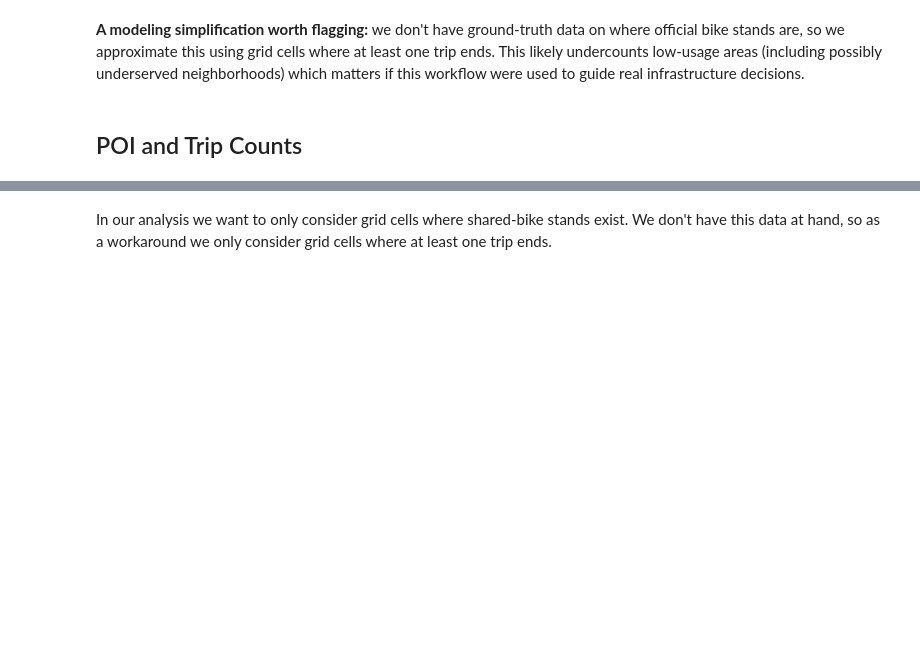
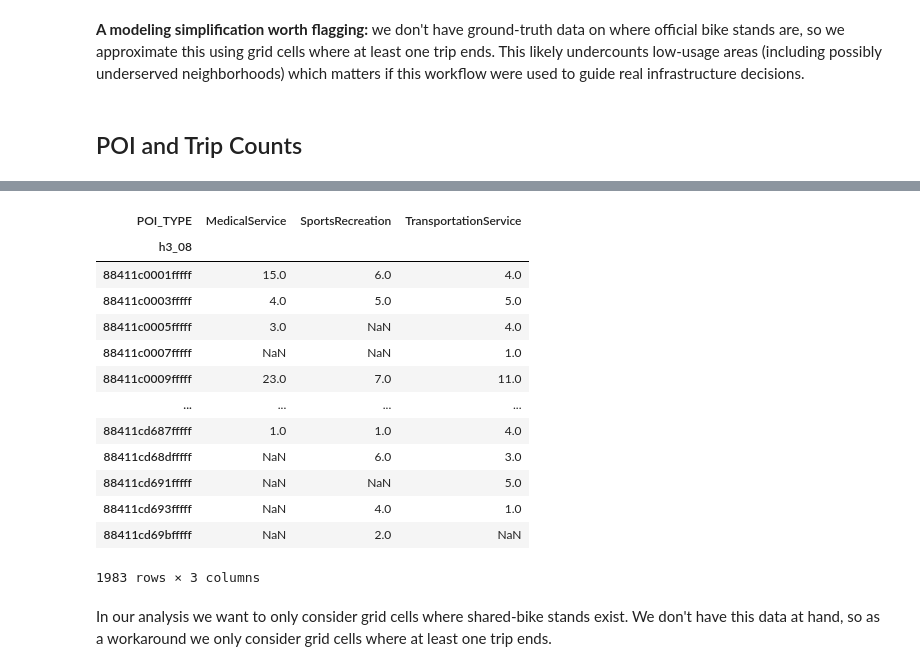
Before and after one commit to steve-salmond/mobility-demand, a Jupyter notebook: Predicting_Mobility_Demand_From_Urban_Features.ipynb, the cells around one changed output, grey strips where cells are left out. Saved outputs shown, nothing was run; the diff lists cells and outputs as text; code cells hidden in the pictures; blank space fills up the shorter version.

```diff
--- a/Predicting_Mobility_Demand_From_Urban_Features.ipynb
+++ b/Predicting_Mobility_Demand_From_Urban_Features.ipynb
@@ -321,7 +430,7 @@ For this tutorial, let's assume that we are interested in medical and transporta
 poi_cat = ['SportsRecreation', 'TransportationService', 'MedicalService']
 # %%
 # Set path to shapefile directory
-poi_dir_path = './data/Shenzhen Bike-Share Data/ShenzhenPOI/ShapeFile'
+poi_dir_path = './data/ShenzhenPOI/ShapeFile'
 
 # Load poi shape files
 shp_files = []
@@ -383,11 +502,31 @@ trips.explore('count')
 # %%
 # Count number of POIs per type in each hexagonal grid cell
-poi_counts = poi_gdf.groupby('POI_TYPE').apply(lambda x: x.h3.geo_to_h3_aggregate(resolution=8, operation='count'))
-poi_counts = poi_counts.rename(columns={'POI_TYPE': 'count'}).reset_index()
+poi_counts = []
+for poi_type, group in poi_gdf.groupby('POI_TYPE'):
+    counts = group.h3.geo_to_h3_aggregate(resolution=8, operation='count')
+    counts = counts.rename(columns={'POI_TYPE': 'count'}).reset_index()
+    counts['POI_TYPE'] = poi_type
+    poi_counts.append(counts)
+poi_counts = pd.concat(poi_counts, ignore_index=True)
 
 # Reshape dataframe so that each POI type count is its own column ("long" to "wide" format)
 poi_counts = poi_counts.pivot(index='h3_08', columns='POI_TYPE', values='count')
 poi_counts
+# %% [output]
+| POI_TYPE | MedicalService | SportsRecreation | TransportationService |
+| h3_08 |  |  |  |
+| 88411c0001fffff | 15.0 | 6.0 | 4.0 |
+| 88411c0003fffff | 4.0 | 5.0 | 5.0 |
+| 88411c0005fffff | 3.0 | NaN | 4.0 |
+| 88411c0007fffff | NaN | NaN | 1.0 |
+| 88411c0009fffff | 23.0 | 7.0 | 11.0 |
+| ... | ... | ... | ... |
+| 88411cd687fffff | 1.0 | 1.0 | 4.0 |
+| 88411cd68dfffff | NaN | 6.0 | 3.0 |
+| 88411cd691fffff | NaN | NaN | 5.0 |
+| 88411cd693fffff | NaN | 4.0 | 1.0 |
+| 88411cd69bfffff | NaN | 2.0 | NaN |
+1983 rows × 3 columns
 # %% [markdown]
 In our analysis we want to only consider grid cells where shared-bike stands exist.
 We don't have this data at hand, so as a workaround we only consider grid cells where at least one trip ends.
```
Also changed, not shown: parts of 21 cells of this notebook.
